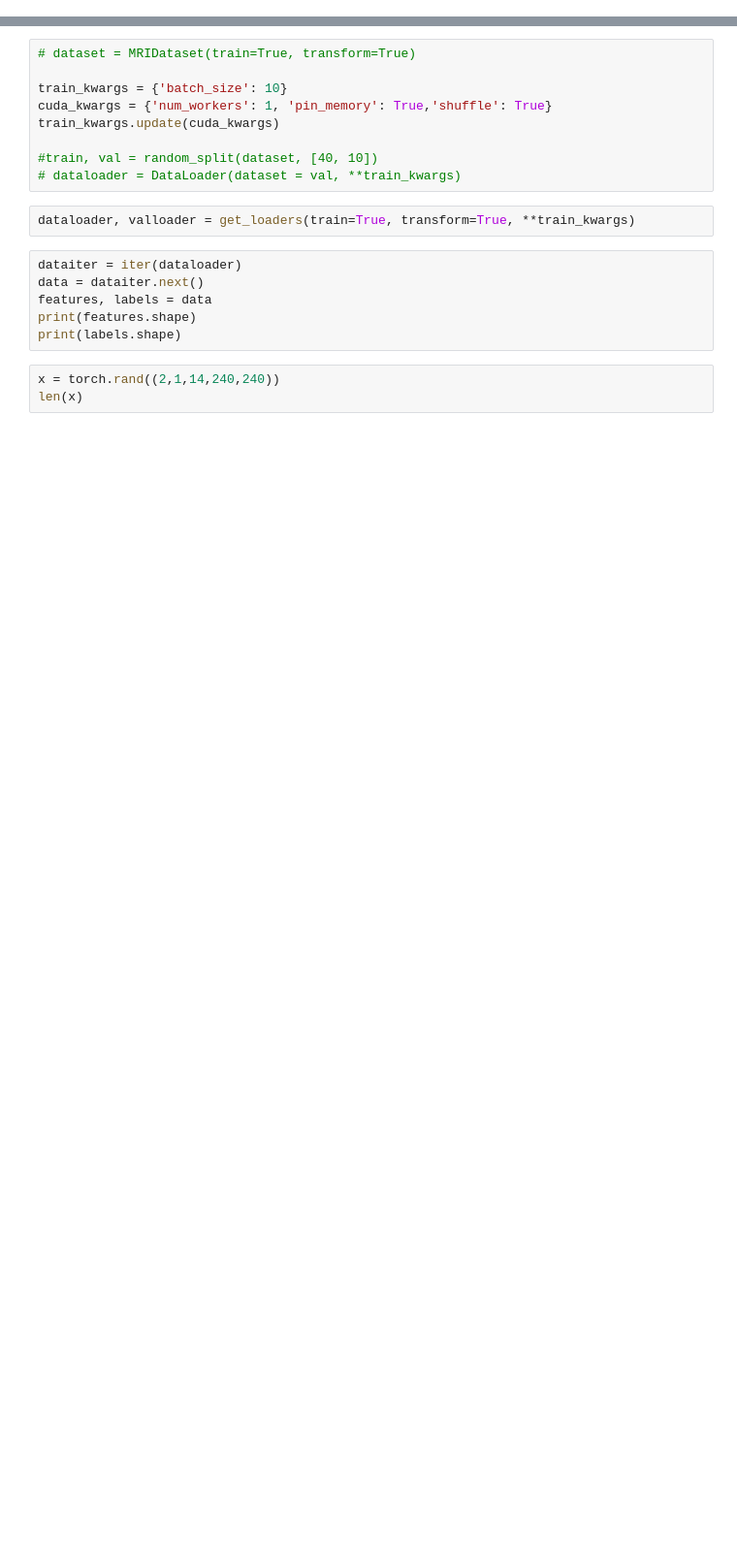
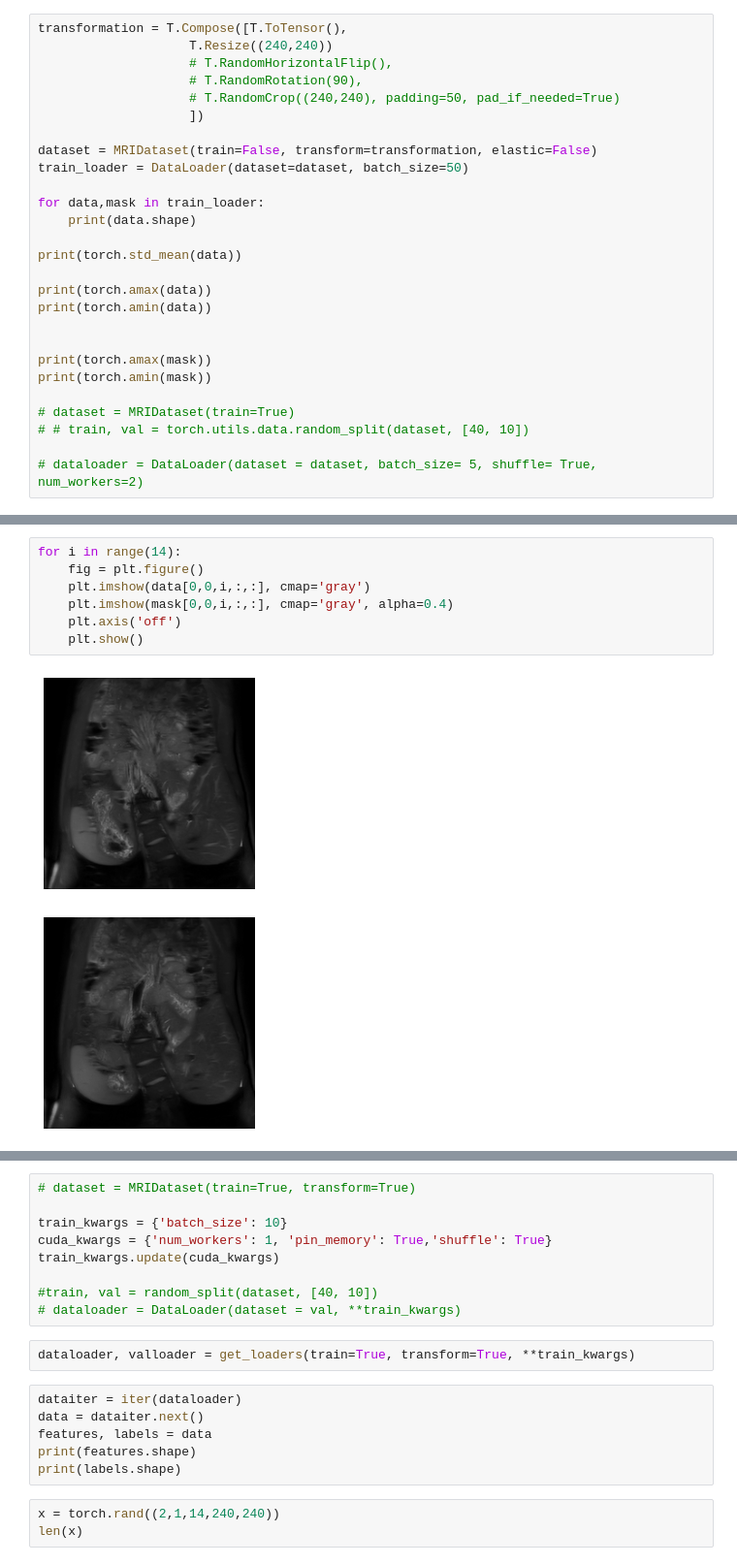
Before and after one commit to joewong00/3D-CNN-Segmentation, a Jupyter notebook: dataloading.ipynb, the cells around one changed output, grey strips where cells are left out. Shown at 97% size. Drawn from its saved outputs; the diff is of its cells as text; blank space fills up the shorter version.

```diff
--- a/dataloading.ipynb
+++ b/dataloading.ipynb
@@ -28,0 +20,27 @@ len(dataloader)
+# %%
+transformation = T.Compose([T.ToTensor(),
+                    T.Resize((240,240))
+                    # T.RandomHorizontalFlip(),
+                    # T.RandomRotation(90),
+                    # T.RandomCrop((240,240), padding=50, pad_if_needed=True)
+                    ])
+
+dataset = MRIDataset(train=False, transform=transformation, elastic=False)
+train_loader = DataLoader(dataset=dataset, batch_size=50)
+
+for data,mask in train_loader:
+    print(data.shape)
+
+print(torch.std_mean(data))
+
+print(torch.amax(data))
+print(torch.amin(data))
+
+
+print(torch.amax(mask))
+print(torch.amin(mask))
+
+# dataset = MRIDataset(train=True)
+# # train, val = torch.utils.data.random_split(dataset, [40, 10])
+
+# dataloader = DataLoader(dataset = dataset, batch_size= 5, shuffle= True, num_workers=2)
@@ -28,0 +54,10 @@ len(dataloader)
+# %%
+for i in range(14):
+    fig = plt.figure()
+    plt.imshow(data[0,0,i,:,:], cmap='gray')
+    plt.imshow(mask[0,0,i,:,:], cmap='gray', alpha=0.4)
+    plt.axis('off')
+    plt.show()
+# %% [output]
+[figure, added]
+[figure, added]
```
Also changed, not shown: parts of 8 cells of this notebook, 8 other files.
